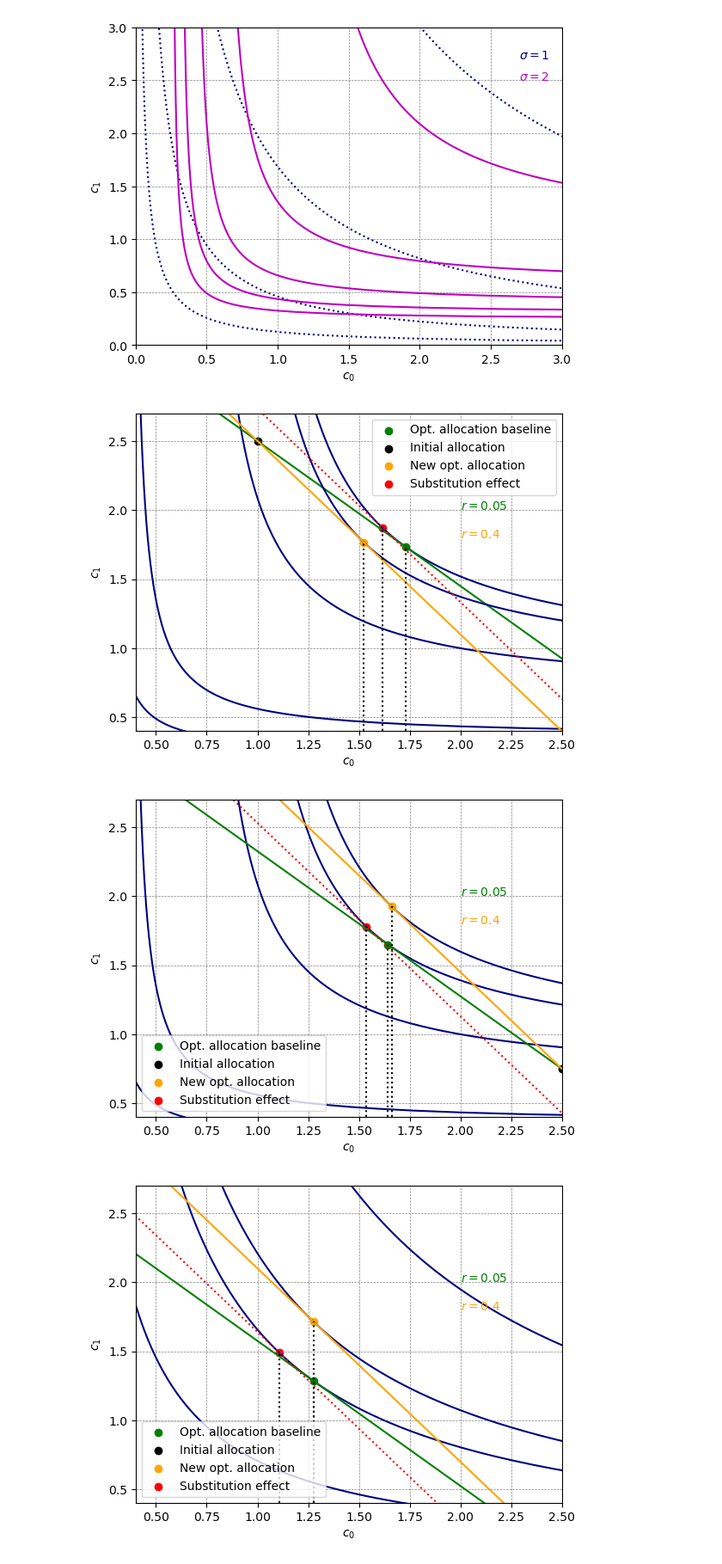
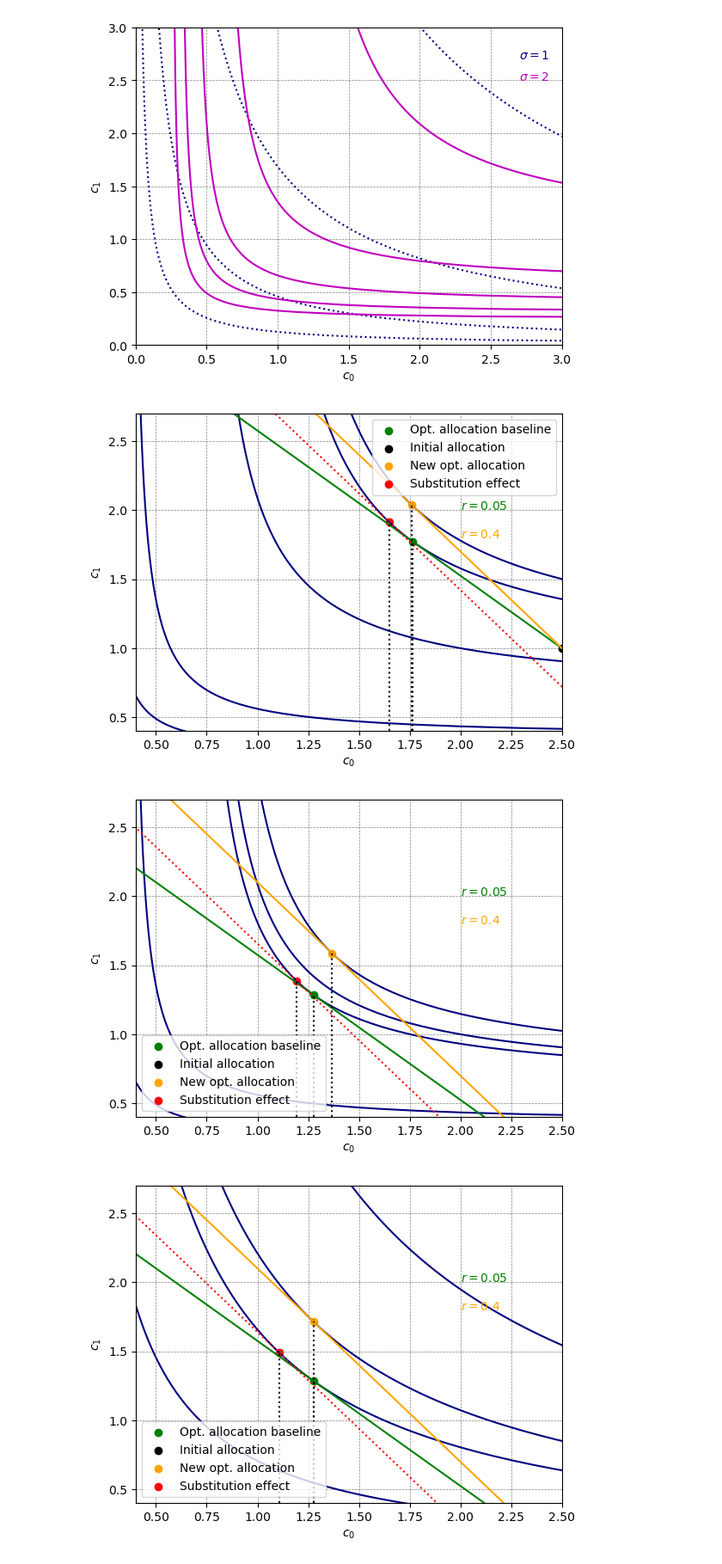
Before and after one commit to jvkramer/MacroIII_public, a Jupyter notebook: Lecture 1/cons_sav_2p.ipynb, the cells around one changed output. Shown at 86% size. Cells and saved outputs as stored; diff of their text form; code cells hidden in the pictures.

```diff
--- a/Lecture 1/cons_sav_2p.ipynb
+++ b/Lecture 1/cons_sav_2p.ipynb
@@ -30,8 +30,8 @@ def U(c1,c2,β,σ):
 
 β   = 0.96
 r   = 0.05
-y_1 = 1.5
-y_2 = 2
+y_1 = 2.5
+y_2 = 1
 σ   = 1
 
 ## The indifference curves
@@ -258,8 +258,8 @@ plt.savefig('indiff_sigma_only.pdf')
 #This is done with larger differences between y0 and y1 to make it clearer
 
 ## y1 is larger
-y0 = 1
-y1 = 2.5
+y0 = 2.5
+y1 = 1
 σ = 2
 lowerbound = -y1/(1+r) #can at most borrow what can be paid back with period 2 income
 upperbound = y0     #can at most save (slightly less than) all income
@@ -334,12 +334,12 @@ plt.annotate(r'$ r = $' + str(rr),(2,1.8),color = 'orange')
 
 plt.savefig('income_subs1.pdf')
 # %% [output]
-[figure, old version]
+[figure, new version]
 # %%
 # y0 is larger
 
 y0 = 2.5
-y1 = .75
+y1 = 0
 σ = 2
 lowerbound = -y1/(1+r) #can at most borrow what can be paid back with period 2 income
 upperbound = y0     #can at most save (slightly less than) all income
@@ -365,34 +365,34 @@ sol_newr = extract_sol(solr, y0,y1,rr,β,σ,c_vec)
 
 ## Have to redraw the indifference curve, because things get wonky close to c=0 with σ>1
 c_vec_n = np.linspace(u_inv((sol_newr[3] - u(1000,σ))/β,σ ),c_max,N)
 opt_indiff_n = u_inv(sol_newr[3]-β * u(c_vec_n,σ),σ)
 
 plt.plot(opt_indiff_n, c_vec_n, color ='navy') #New optimal indifference curve
 plt.plot(c_vec,sol_newr[4], color = 'orange') #plot budget
 plt.scatter(sol_newr[1],sol_newr[2], color = 'orange', label = 'New opt. allocation') #plot optimal allocation
 plt.xlim(0.4,2.5)
 plt.ylim(0.4,2.7)
 
 ## Substitution effect (intermediate)
 c0sub, c1sub,budget_sub = subst_eff(sol_baseline[3], y0,y1,β,σ,rr,c_vec)
 plt.scatter(c0sub,c1sub, color = 'red', label = 'Substitution effect')
 plt.plot(c_vec,budget_sub,linestyle = 'dotted', color='red')
 plt.grid(color = 'grey', linestyle = '--', linewidth = 0.5)
 
 ##Explanation
 plt.vlines(c0sub,0,c1sub, linestyle = 'dotted', color = 'black')
 plt.vlines(sol_baseline[1],0,sol_baseline[2], linestyle = 'dotted', color = 'black')
 plt.vlines(sol_newr[1],0,sol_newr[2], linestyle = 'dotted', color = 'black')
 
 #plt.annotate('Substitution effect',xy=(c0sub,0.5),xytext=(sol_baseline[1],0.52),arrowprops={})
 #plt.annotate('Income effect',xy=(sol_newr[1],0.7),xytext=(c0sub,0.72),arrowprops={},ha='left')
 plt.legend(loc='lower left')
 
 plt.annotate(r'$ r = $' + str(r),(2,2),color = 'green')
 plt.annotate(r'$ r = $' + str(rr),(2,1.8),color = 'orange')
 plt.savefig('income_subs0.pdf')
 # %% [output]
-[figure, old version]
+[figure, new version]
 # %%
 # y0 is larger
 
```
Also changed, not shown: parts of 4 cells of this notebook, 4 other files.
